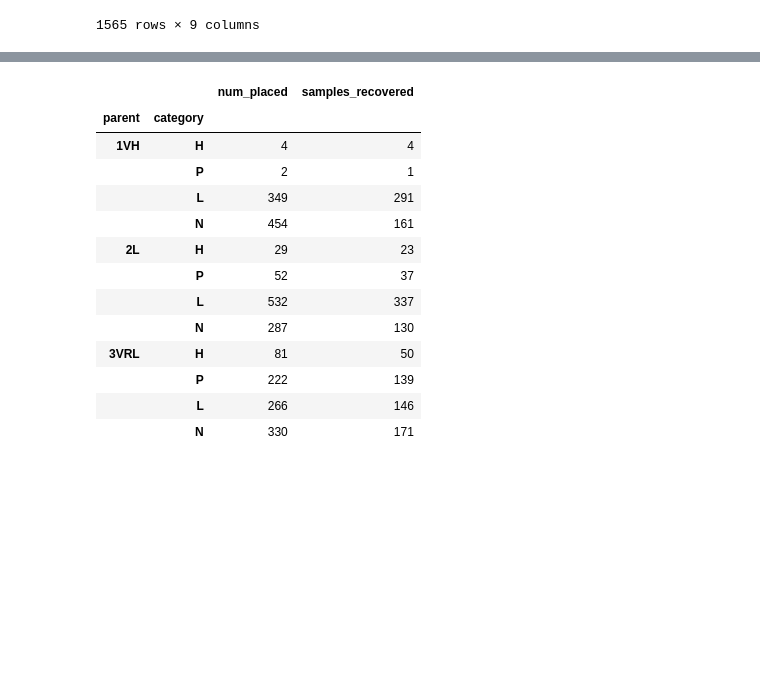
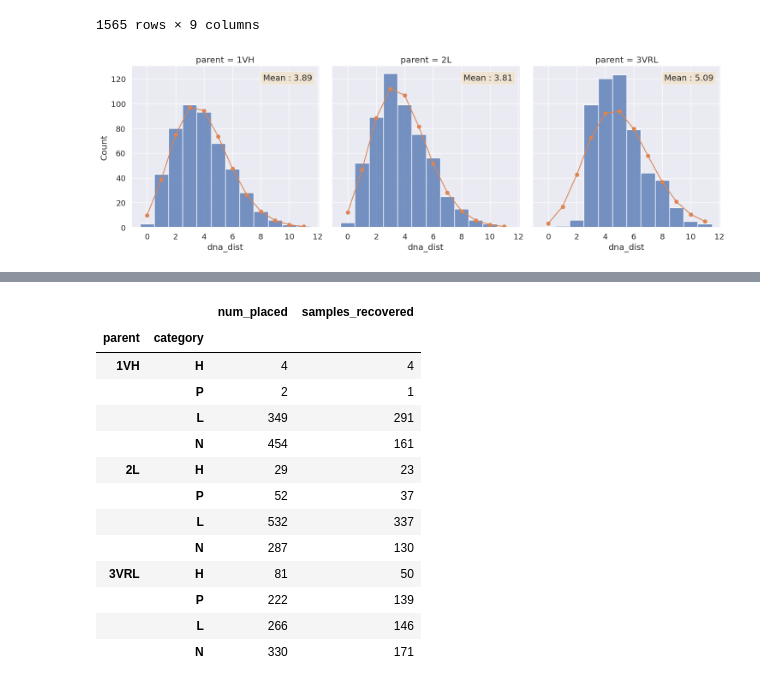
Before and after one commit to RomeroLab/sadx-latent-function, a Jupyter notebook: projects/Biochemical_Ordinal/scripts/nb_preprocess_bam_Oct22.ipynb, the cells around one changed output, grey strips where cells are left out. Cells and saved outputs as stored; diff of their text form; code cells hidden in the pictures; blank space fills up the shorter version.

```diff
--- a/projects/Biochemical_Ordinal/scripts/nb_preprocess_bam_Oct22.ipynb
+++ b/projects/Biochemical_Ordinal/scripts/nb_preprocess_bam_Oct22.ipynb
@@ -328,3 +329,23 @@ dist_cutoff_seqs
 | 183 | T33C,T656C,C699G,C713T | 125 | 4 | 2 | I219T,T238I | False | 184 | 3VRL | N |
 | 184 | T33C,T123A,A263T,A491T,G690A,C699G | 116 | 6 | 3 | D41E,K88I,D164V | False | 185 | 3VRL | N |
 1565 rows × 9 columns
+# %%
+g = sns.displot(data=dist_cutoff_seqs,
+                x="dna_dist", col="parent", discrete=True)
+
+for parent, ax in g.axes_dict.items():
+    mask = (dist_cutoff_seqs["parent"] == parent)
+    dna_dists = dist_cutoff_seqs["dna_dist"][mask]
+    N = len(dna_dists)
+    p_mean = dna_dists.mean()
+    x_vals = np.arange(0, int(ax.get_xlim()[1]))
+    poisson_estimates = poisson.pmf(x_vals, p_mean) * N
+    ax.plot(x_vals, poisson_estimates, "o-", color=sns.color_palette()[1])
+
+    props = dict(boxstyle='round', facecolor='wheat', alpha=0.5)
+    textstr = f"Mean : {p_mean:.2f}"
+    ax.text(0.70, 0.95, textstr, transform=ax.transAxes, fontsize=14,
+        verticalalignment='top', bbox=props)
+pass
+# %% [output]
+[figure, added]
```
Also changed, not shown: parts of 5 cells of this notebook.
